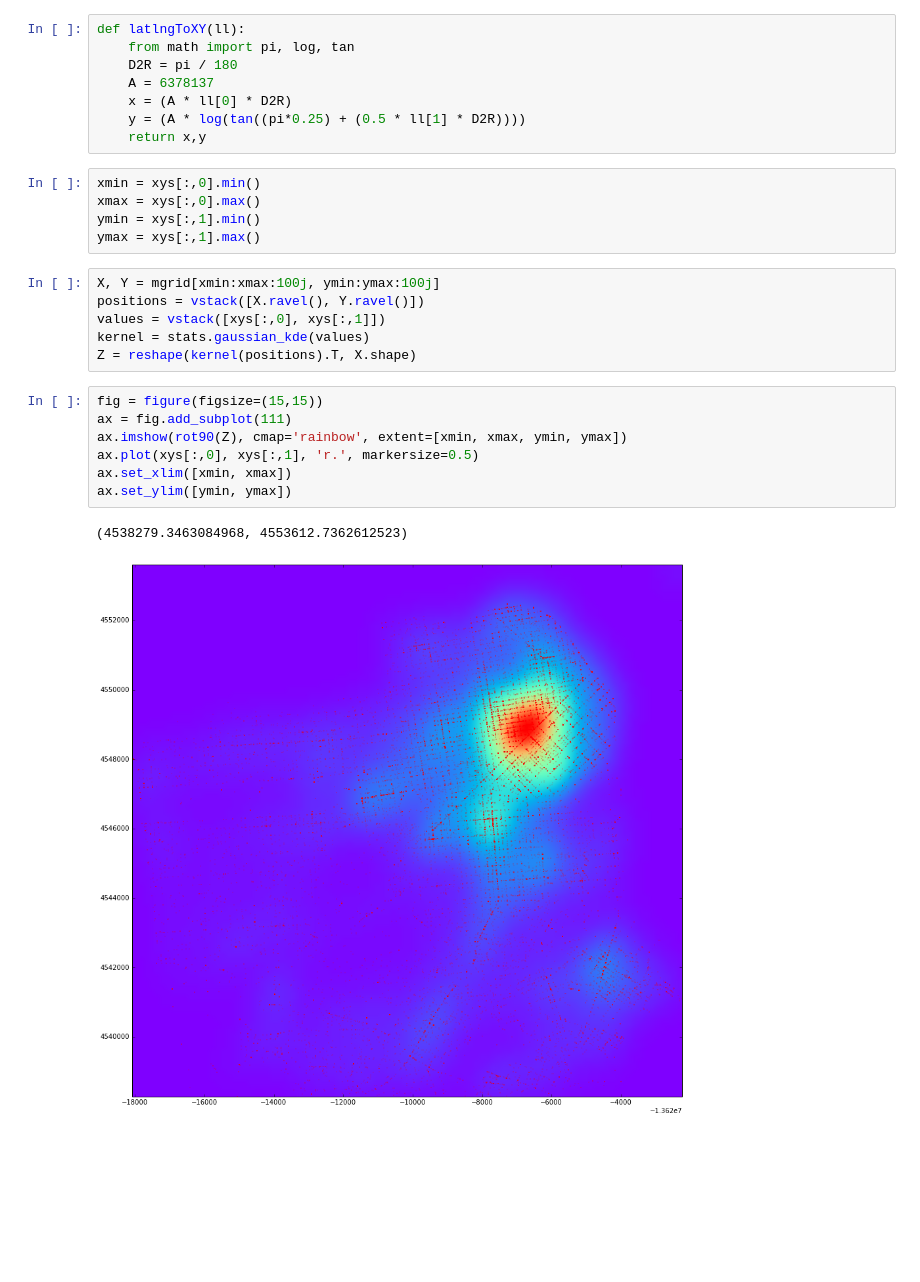
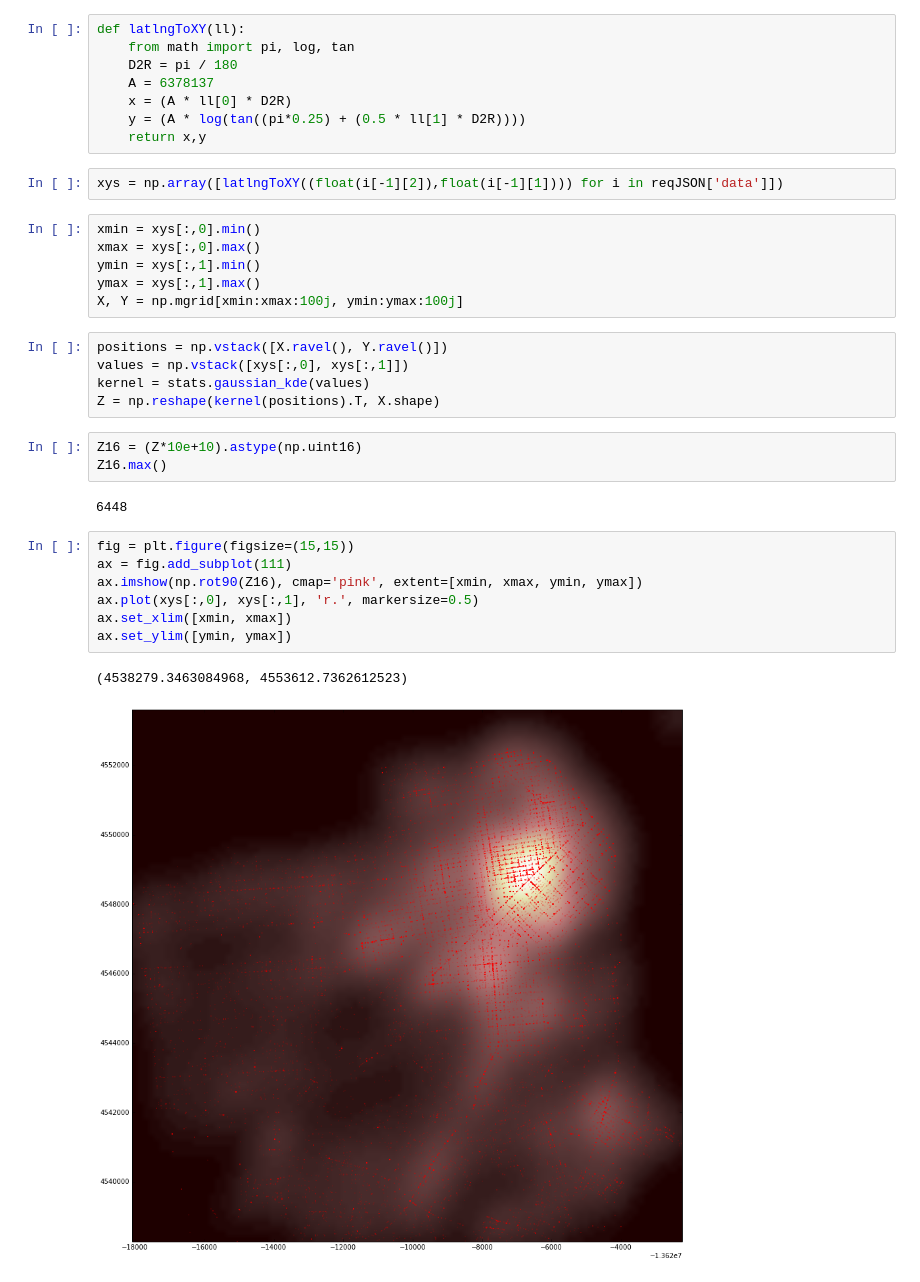
Before and after one commit to dnomadb/python-minis, a Jupyter notebook: getters/get-sf-crime-data.ipynb, the cells around one changed output. Drawn from its saved outputs; the diff is of its cells as text; blank space fills up the shorter version.

```diff
--- a/getters/get-sf-crime-data.ipynb
+++ b/getters/get-sf-crime-data.ipynb
@@ -16,24 +19,31 @@ def latlngToXY(ll):
     x = (A * ll[0] * D2R)
     y = (A * log(tan((pi*0.25) + (0.5 * ll[1] * D2R))))
     return x,y
+# %%
+xys = np.array([latlngToXY((float(i[-1][2]),float(i[-1][1]))) for i in reqJSON['data']])
 # %%
 xmin = xys[:,0].min()
 xmax = xys[:,0].max()
 ymin = xys[:,1].min()
 ymax = xys[:,1].max()
+X, Y = np.mgrid[xmin:xmax:100j, ymin:ymax:100j]
 # %%
-X, Y = mgrid[xmin:xmax:100j, ymin:ymax:100j]
-positions = vstack([X.ravel(), Y.ravel()])
-values = vstack([xys[:,0], xys[:,1]])
+positions = np.vstack([X.ravel(), Y.ravel()])
+values = np.vstack([xys[:,0], xys[:,1]])
 kernel = stats.gaussian_kde(values)
-Z = reshape(kernel(positions).T, X.shape)
+Z = np.reshape(kernel(positions).T, X.shape)
+# %%
+Z16 = (Z*10e+10).astype(np.uint16)
+Z16.max()
+# %% [output]
+6448
 # %%
-fig = figure(figsize=(15,15))
+fig = plt.figure(figsize=(15,15))
 ax = fig.add_subplot(111)
-ax.imshow(rot90(Z), cmap='rainbow', extent=[xmin, xmax, ymin, ymax])
+ax.imshow(np.rot90(Z16), cmap='pink', extent=[xmin, xmax, ymin, ymax])
 ax.plot(xys[:,0], xys[:,1], 'r.', markersize=0.5)
 ax.set_xlim([xmin, xmax])
 ax.set_ylim([ymin, ymax])
 # %% [output]
 (4538279.3463084968, 4553612.7362612523)
-[figure, old version]
+[figure, new version]
```
Also changed, not shown: parts of 6 cells of this notebook.
